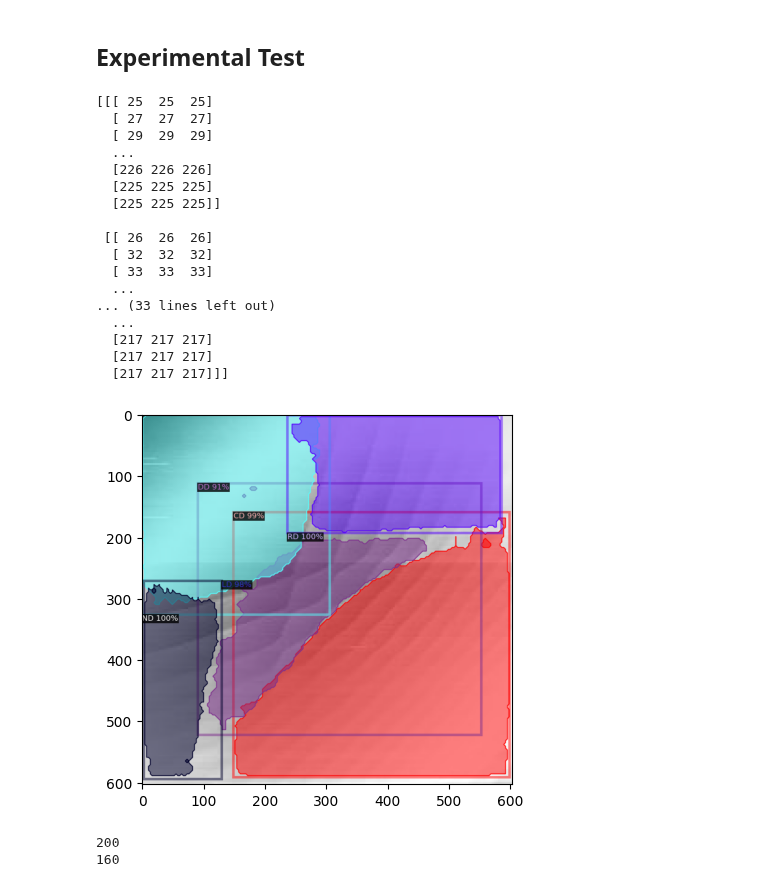
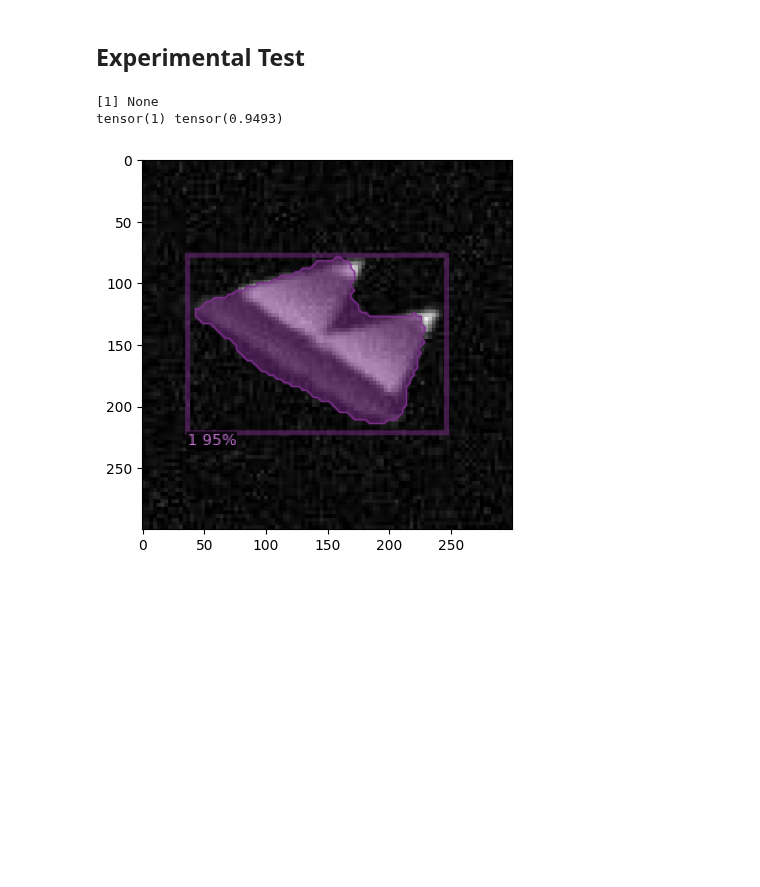
Before and after one commit to mainCSG/QuantumDotControl, a Jupyter notebook: autotuning/fine_tuning/src/inference_model.ipynb, the cells around one changed output. Cells and saved outputs as stored; diff of their text form; code cells hidden in the pictures; blank space fills up the shorter version.

```diff
--- a/autotuning/fine_tuning/src/inference_model.ipynb
+++ b/autotuning/fine_tuning/src/inference_model.ipynb
@@ -51,4 +51,5 @@ detectron2: 0.6
 # %%
 # Load trained model path
-model_path = os.path.join("../output", "model_july_29.pth")  # path to the model we just trained
-model_name = 'dot_num'
+model_path = os.path.join("../output", "model_bias_triangles.pth")  # path to the model we just trained
+model_name = 'psb'
+print(model_path)
@@ -65,7 +68,7 @@ with open(config_path, 'r') as config_yaml:
 
             model_device = model_yaml['device']
 
-ROOT_DIR = "../../../autotuning/data/csd"
+ROOT_DIR = "../../../autotuning/data/bias_triangles"
 
 MODEL_DATA_DIR = os.path.join(ROOT_DIR, "processed")
 
@@ -79,7 +82,7 @@ print(model_hyperparams)
 
 cfg = get_cfg()
 cfg.merge_from_file(model_zoo.get_config_file("COCO-InstanceSegmentation/mask_rcnn_R_50_FPN_3x.yaml"))
-cfg.DATASETS.TRAIN = ("csd_train",)
+cfg.DATASETS.TRAIN = ("bias_triangle_train",)
 cfg.DATASETS.TEST = ()
 
 cfg.MODEL.DEVICE = processor
@@ -96,7 +99,7 @@ os.makedirs(cfg.OUTPUT_DIR, exist_ok=True)
 
 # Inference should use the config with parameters that are used in training
 # cfg now already contains everything we've set previously. We changed it a little bit for inference:
-cfg.MODEL.WEIGHTS = model_path
-cfg.MODEL.ROI_HEADS.SCORE_THRESH_TEST = 0.95  # set a custom testing threshold
+cfg.MODEL.WEIGHTS = "/Users/andrijapaurevic/Documents/uWaterloo/research/mainCSG/QuantumDotControl/autotuning/fine_tuning/output/model_bias_triangles_5000.pth"
+cfg.MODEL.ROI_HEADS.SCORE_THRESH_TEST = 0.75  # set a custom testing threshold
 predictor = DefaultPredictor(cfg)
 # %% [output]
@@ -219,7 +210,7 @@ IndexError: list index out of range
 # %% [markdown]
 ## Experimental Test
 # %%
-test_image = os.path.join(MODEL_TEST_DATA_DIR, "exp_large_09.jpg")
+test_image = os.path.join(MODEL_TEST_DATA_DIR, "test_44_1_sim_blocked.jpg")
 im = cv2.imread(test_image)
 im = cv2.rotate(im, cv2.ROTATE_180)
 im_blur = cv2.bilateralFilter(im, 3,50,50)
@@ -228,7 +219,7 @@ gray = cv2.cvtColor(im_blur, cv2.COLOR_BGR2GRAY)
 kernel = np.array([[0, -1, 0],
                    [-1, 5, -1],
                    [0, -1, 0]])
-print(im)
+
 # # Apply the kernel to the image using filter2D
 # sharpened_image = cv2.filter2D(gray, -1, kernel)
 
@@ -247,50 +238,43 @@ print(im)
 
 # # # plt.imshow(im_thres)
 # # # plt.colorbar()
 # # # plt.show()
 # # # im = cv2.cvtColor(im_thres, cv2.COLOR_GRAY2RGB)
 # # # plt.imshow(im)
 # # # plt.colorbar()
 # # # plt.show()
 # # im = cv2.rotate(im_adap_thres, cv2.ROTATE_180)
 # # plt.imshow(im)
 # # plt.colorbar()
 # # plt.show()
 # # im = cv2.cvtColor(im, cv2.COLOR_GRAY2RGB)
 
 # # im = cv2.rotate(sobelxy.astype('uint8'), cv2.ROTATE_180)
 # im = cv2.cvtColor(gray, cv2.COLOR_GRAY2RGB)
 # im = cv2.rotate(im, cv2.ROTATE_180)
 # plt.imshow(im)
 # plt.colorbar()
 # plt.show()
 outputs = predictor(im)  # format is documented at https://detectron2.readthedocs.io/tutorials/models.html#model-output-format
-csd_test_metadata = MetadataCatalog.get("csd_val")
+bias_triangle_test_metadata = MetadataCatalog.get("bias_triangles_val")
 v = Visualizer(im[:, :, ::-1],
-                metadata=csd_test_metadata,
+                metadata=bias_triangle_test_metadata,
                 scale=3,    # remove the colors of unsegmented pixels. This option is only available for segmentation models
 )
 
 out = v.draw_instance_predictions(outputs["instances"].to("cpu"))
+instances = outputs["instances"].to("cpu")
+for i in range(len(instances)):
+    mask = instances.pred_masks[i]
+
+    confidence_score = instances.scores[i]
+    class_label = instances.pred_classes[i]
+    print(class_label, confidence_score)
+
 plt.imshow(out.get_image())
 
 plt.show()
 # %% [output]
-[[[ 25  25  25]
-  [ 27  27  27]
-  [ 29  29  29]
-  ...
-  [226 226 226]
-  [225 225 225]
-  [225 225 225]]
-
- [[ 26  26  26]
-  [ 32  32  32]
-  [ 33  33  33]
-  ...
-... (33 lines left out)
-  ...
-  [217 217 217]
-  [217 217 217]
-  [217 217 217]]]
+[1] None
+tensor(1) tensor(0.9493)
-[figure, old version]
+[figure, new version]
@@ -301,19 +280,0 @@ df = pd.read_table(data, sep='\s+')
-# %%
-# Get X1 and X2 of the graph
-X1 = np.unique(np.array(df['RB']))
-minX1, maxX1 = np.min(X1), np.max(X1)
-X2 = np.unique(np.array(df['LB']))
-minX2, maxX2 = np.min(X2), np.max(X2)
-X1 = X1[~np.isnan(X1)]
-X2 = X2[~np.isnan(X2)]
-
-print(len(X1))
-print(len(X2))
-
-Y = np.array(df['Idc'])
-Y = np.concatenate((Y,np.zeros(0)))
-
-Y = Y[~np.isnan(Y)].reshape(len(X1), len(X2))
-# %% [output]
-200
-160
```
Also changed, not shown: parts of 22 cells of this notebook, 3 other files.
